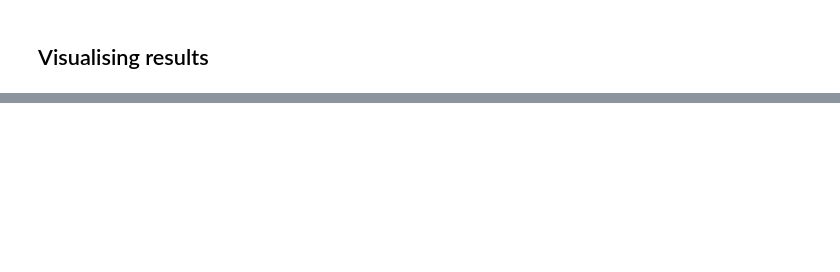
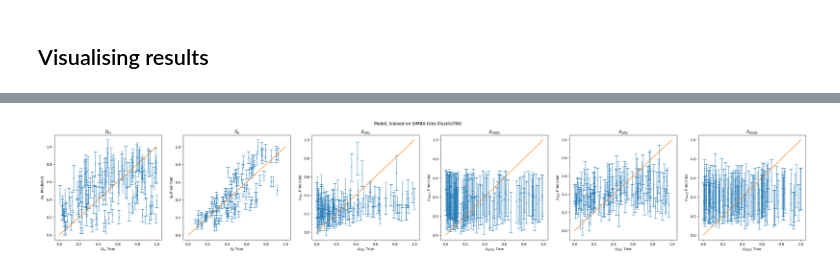
Before and after one commit to Reennon/cosmology-s8-inference, a Jupyter notebook: _Parameter_inference_moments_network_with_priors_ipynb__.ipynb, the cells around one changed output, grey strips where cells are left out. Saved outputs shown, nothing was run; the diff lists cells and outputs as text; code cells hidden in the pictures; blank space fills up the shorter version.

```diff
--- a/_Parameter_inference_moments_network_with_priors_ipynb__.ipynb
+++ b/_Parameter_inference_moments_network_with_priors_ipynb__.ipynb
@@ -437,3 +519,11 @@ Loss on test is -8.930401395161947
+# %%
+params_NN = params_NN * (test_norm_max - test_norm_min) + test_norm_min
+errors_NN = errors_NN * (test_norm_max - test_norm_min)
+params_true = params_true * (test_norm_max - test_norm_min) + test_norm_min
+
+#params_NN_2 = params_NN_2 * (norm_max_2 - norm_min_2) + norm_min_2
+#errors_NN_2 = errors_NN_2 * (norm_max_2 - norm_min_2)
+#params_true_2 = params_true_2 * (norm_max_2 - norm_min_2) + norm_min_2
 # %%
 fig, axs = plt.subplots(1, 6)
 fig.suptitle(f"Cosmological parameters inference for {sim_name}")
@@ -454,0 +545,18 @@ plt.savefig(f"params_{sim_name}.png", dpi=300)
+# %%
+fig, axs = plt.subplots(1, 6)
+fig.suptitle(f"Model, trained on SIMBA tries IllustrisTNG")
+#fig = plt.figure()
+fig.set_size_inches(38.4, 5.4)
+
+params = [r'$\Omega_m$', r'$S_8$', r'$A_{SN1}$', r'$A_{AGN1}$', r'$A_{SN2}$', r'$A_{AGN2}$']
+for i in range(6):
+  axs[i].errorbar(params_true[:,i][params_NN[:,i] > 0], params_NN[:,i][params_NN[:,i] > 0], yerr=np.absolute(errors_NN[:,i][params_NN[:,i] > 0]),
+              lw=1, fmt='o',ms=2, elinewidth=1,capsize=5,linestyle='None')
+  axs[i].plot([0,1],[0,1])
+  axs[i].set_xlabel(f'{params[i]} True')
+  axs[i].set_ylabel(f'{params[i]} Predicted')
+  axs[i].set_title(params[i])
+
+plt.savefig(f"SIMBA_on_Illustris.png", dpi=300)
+# %% [output]
+[figure, added]
```
Also changed, not shown: parts of 15 cells of this notebook.
